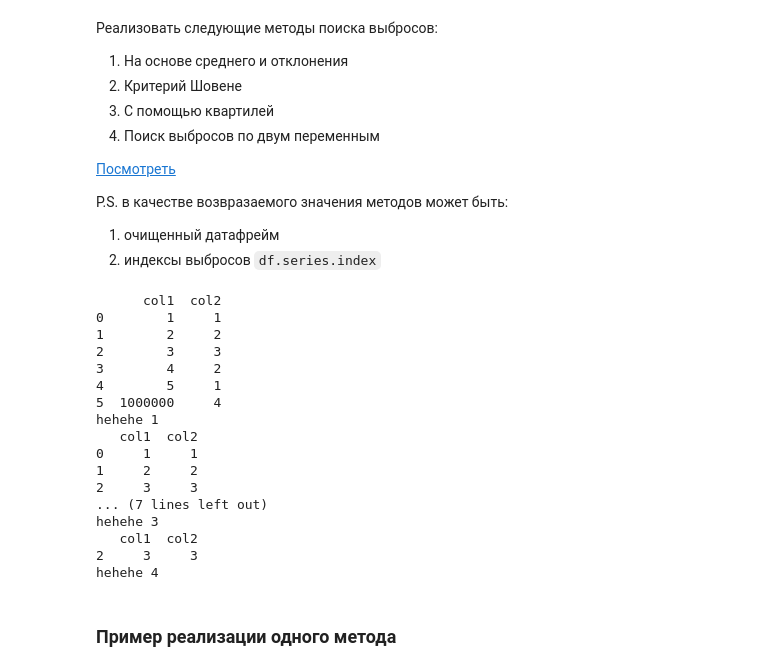
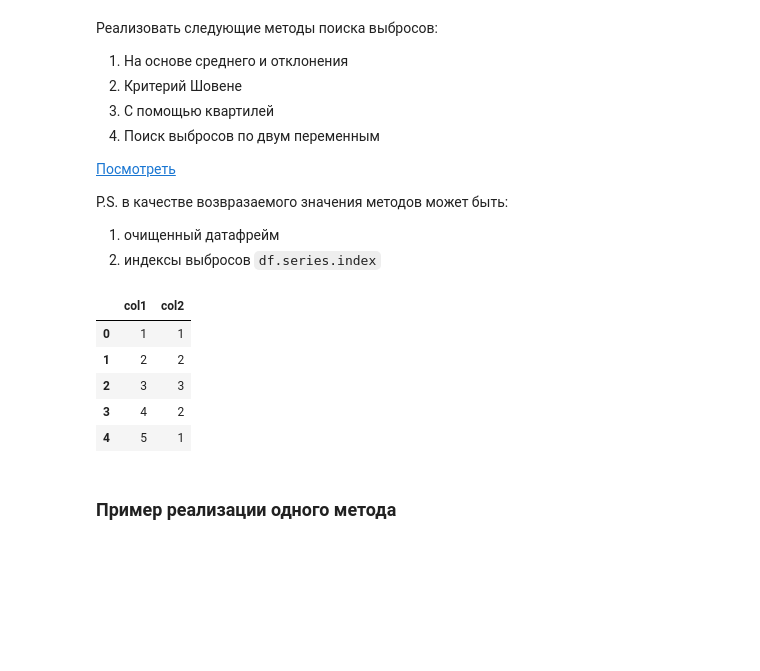
Before and after one commit to kaimakov-rk/kokoko, a Jupyter notebook: Copy_of_Задание_2.ipynb, the cells around one changed output. Drawn from its saved outputs; the diff is of its cells as text; code cells hidden in the pictures; blank space fills up the shorter version.

```diff
--- a/Copy_of_Задание_2.ipynb
+++ b/Copy_of_Задание_2.ipynb
@@ -278,59 +278,50 @@ class OutlierCleanser:
     return self.__df
 
   def clean_by_std_and_mean(self, column_name: Text) -> DataFrame:
-    result = deepcopy(self.__df)
-    mean = result[column_name].mean()
-    std = result[column_name].std()
+    result: DataFrame = deepcopy(self.__df)
+    mean: float = result[column_name].mean()
+    std: float = result[column_name].std()
     return result[result.apply(lambda x: abs(x - mean) < 2 * std,
                                axis=1, result_type='reduce')].dropna()
 
   def clean_by_chauvenet(self, column_name: Text) -> DataFrame:
-    result = deepcopy(self.__df)
-    iteration = 0
-    n = len(result[column_name])
+    result: DataFrame = deepcopy(self.__df)
+    iteration: int = 0
+    n: int = len(result[column_name])
     while n > 1:
-      mean = result[column_name].mean()
-      std = result[column_name].std()
-      result = result[result.apply(lambda x: not (std > 0.0
-                          and erfc(abs(x[column_name] - mean) / std) < 1/(2*len(result[column_name]))),
-                          axis=1, result_type='reduce')].dropna()
-      print (result)
-      new_n = len(result[column_name])
+      mean: float = result[column_name].mean()
+      std: float = result[column_name].std()
+      to_drop: list = list()
+      for i, x in enumerate(result[column_name]):
+        if std > 0.0 and erfc((abs(x - mean) / 2**0.5) / std) < 1.0/(2*n):
+          to_drop += [i, ]
+      result = result.drop(to_drop)
+      new_n: int = len(result[column_name])
       if new_n < n:
         n = new_n
         iteration += 1
-        print(f"hehehe {iteration}")
       else:
         return result
 # %%
+# @title Driver code { run: "auto", vertical-output: true }
+method = "clean_by_chauvenet" # @param ["clean_by_std_and_mean", "clean_by_chauvenet"]
 data = pd.DataFrame(
     data = {
-        "col1": [1, 2, 3, 4, 5, 1000000, 200000000],
-        "col2": [1, 2, 3, 2, 1, 4, 1]
+        "col1": [1, 2, 3, 4, 5, 1000000],
+        "col2": [1, 2, 3, 2, 1, 4]
     }
 )
 
 oc = OutlierCleanser(data)
-#oc.clean_by_std_and_mean("col1")
-oc.clean_by_chauvenet("col1")
+col = 'col1'
+eval(f"oc.{method}('{col}')")
 # %% [output]
-      col1  col2
-0        1     1
-1        2     2
-2        3     3
-3        4     2
-4        5     1
-5  1000000     4
-hehehe 1
-   col1  col2
-0     1     1
-1     2     2
-2     3     3
-... (7 lines left out)
-hehehe 3
-   col1  col2
-2     3     3
-hehehe 4
+|  | col1 | col2 |
+| 0 | 1 | 1 |
+| 1 | 2 | 2 |
+| 2 | 3 | 3 |
+| 3 | 4 | 2 |
+| 4 | 5 | 1 |
 # %% [markdown]
 ### Пример реализации одного метода
 # %%
```
